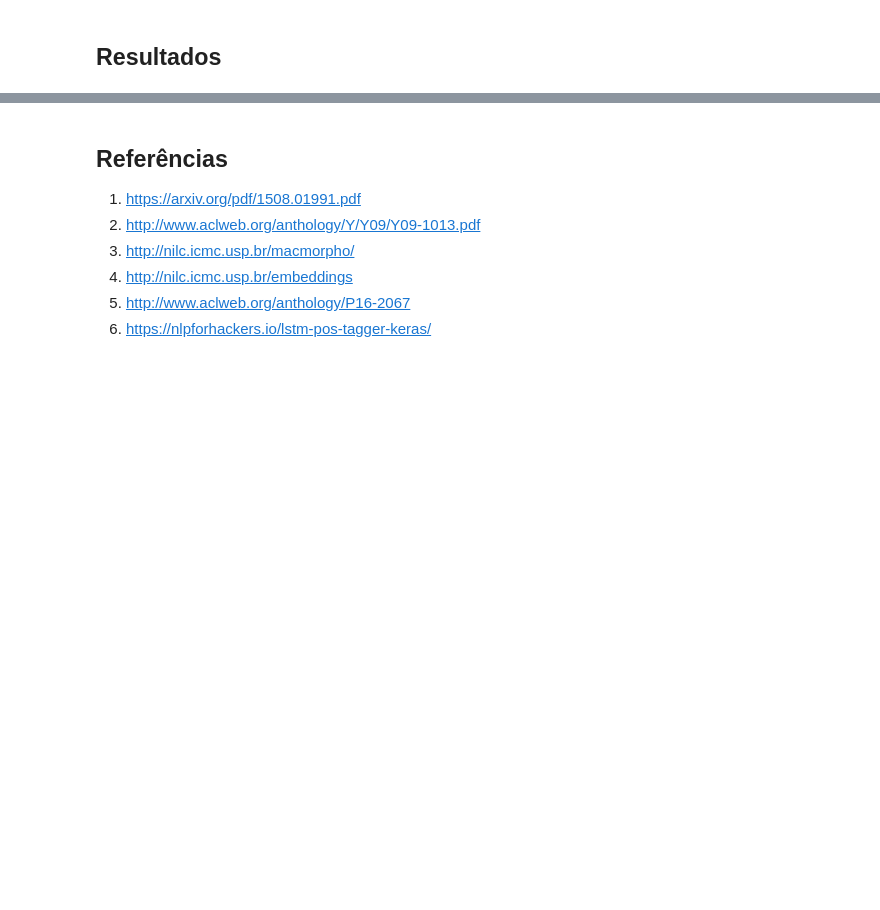
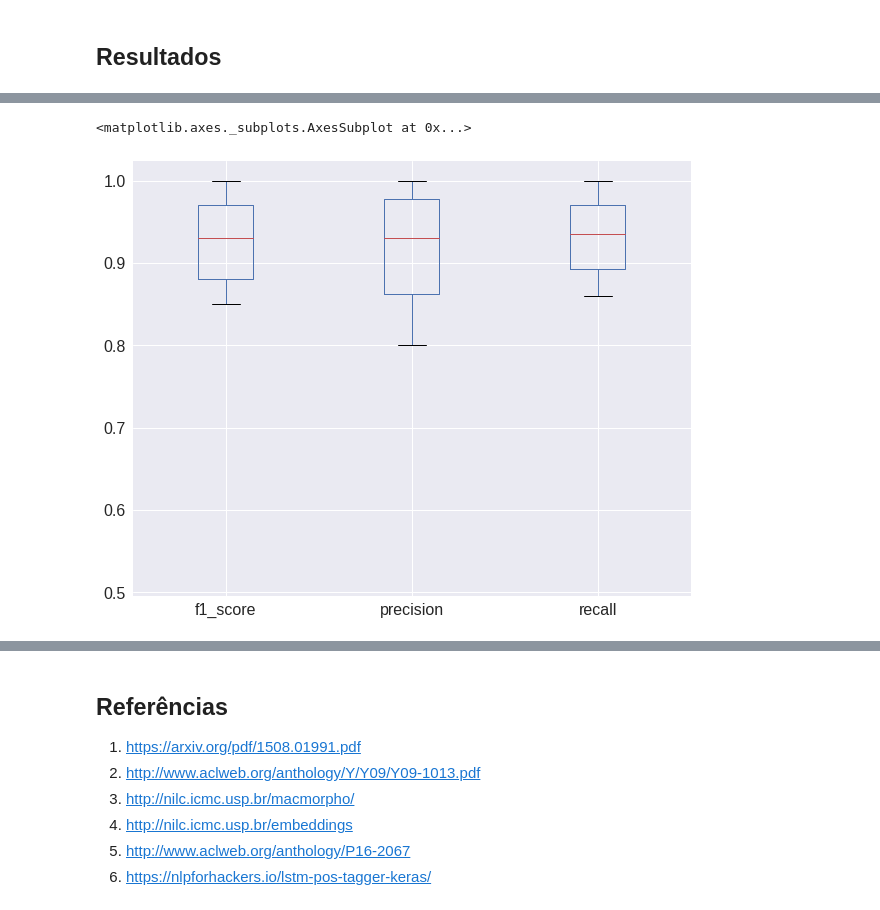
Before and after one commit to BernardoAbreu/NLP, a Jupyter notebook: postag/Notebooks/TP2 - Pos-tagging.ipynb, the cells around one changed output, grey strips where cells are left out. Cells and saved outputs as stored; diff of their text form; code cells hidden in the pictures; blank space fills up the shorter version.

```diff
--- a/postag/Notebooks/TP2 - Pos-tagging.ipynb
+++ b/postag/Notebooks/TP2 - Pos-tagging.ipynb
@@ -390,3 +396,5 @@ N
+# %%
+test_pred = np.loadtxt('../src/test_predict.txt', dtype=int)
 # %%
 print(classification_report(test_pred.flatten(), test_tags_y.flatten(), target_names=id2tag))
 # %% [output]
@@ -409,0 +418,18 @@ PREP+PROPESS       0.00      0.00      0.00     11371
+# %%
+def classification_report_df(report):
+    report_data = []
+    lines = report.split('\n')
+    for line in lines[3:-4]:
+        row = {}
+        row_data = line.split()
+        if not row_data:
+            break
+        row['class'] = row_data[0]
+        row['precision'] = float(row_data[1])
+        row['recall'] = float(row_data[2])
+        row['f1_score'] = float(row_data[3])
+        row['support'] = float(row_data[4])
+        report_data.append(row)
+    return pd.DataFrame.from_dict(report_data)
+# %%
+df_result_test = classification_report_df(classification_report(test_pred.flatten(), test_tags_y.flatten(), target_names=id2tag))
@@ -409,0 +456,5 @@ PREP+PROPESS       0.00      0.00      0.00     11371
+# %%
+df_result_test.boxplot(column=['f1_score', 'precision', 'recall'], figsize=(10,8), fontsize=16)
+# %% [output]
+<matplotlib.axes._subplots.AxesSubplot at 0x...>
+[figure, added]
```
Also changed, not shown: parts of 23 cells of this notebook, 1 other file.
